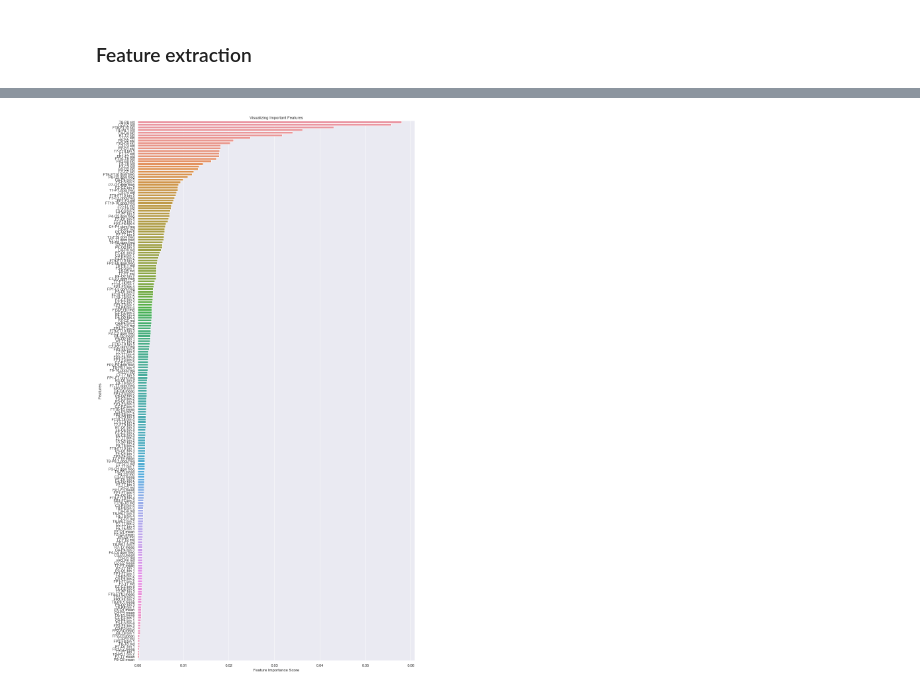
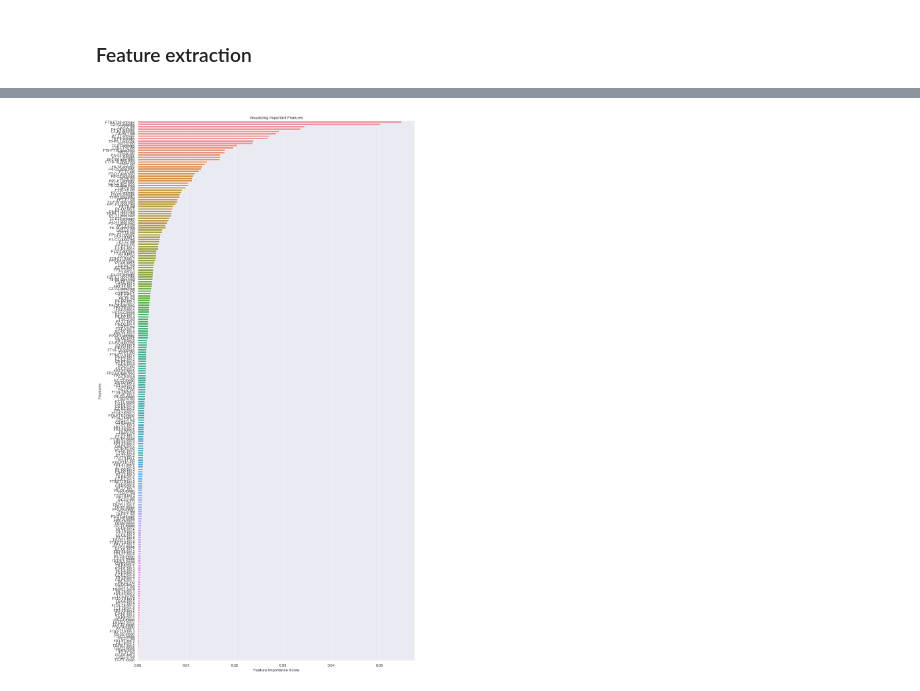
Before and after one commit to Juoksuorava/Biosignal-Analytics-2022, a Jupyter notebook: EEG_seizure_exercise.ipynb, the cells around one changed output, grey strips where cells are left out. Cells and saved outputs as stored; diff of their text form; code cells hidden in the pictures.

Commit message:
Added entropy

```diff
--- a/EEG_seizure_exercise.ipynb
+++ b/EEG_seizure_exercise.ipynb
@@ -91,24 +91,28 @@ ns_filtered = bb_filter_eeg_samples(raw_data_ns, 0.5, 50, 256, 4)
 # %% [markdown]
 ### Feature extraction
 # %%
-# Extract summary statistics (mean, standard deviation, median) from EEG data
+# Extract summary statistics (mean, standard deviation, median) and entropy from EEG data
 def summary_statistics_eeg(data):
-    ns_mean = pd.DataFrame(columns=list(data[0].columns + ' mean'))
-    ns_stds = pd.DataFrame(columns=list(data[0].columns + ' std'))
-    ns_medians = pd.DataFrame(columns=list(data[0].columns + ' md'))
+    means = pd.DataFrame(columns=list(data[0].columns + ' mean'))
+    stds = pd.DataFrame(columns=list(data[0].columns + ' std'))
+    medians = pd.DataFrame(columns=list(data[0].columns + ' md'))
+    entropys = pd.DataFrame(columns=list(data[0].columns + ' entropy'))
     for i in range (0, len(data)):
         temp_df = data[i]
-        means = []
-        stds = []
-        medians = []
+        mean = []
+        std = []
+        median = []
+        entropylist = []
         for j in range(0, len(temp_df.columns)):
-            means.append(temp_df.iloc[:, j].mean())
-            stds.append(temp_df.iloc[:, j].std())
-            medians.append(temp_df.iloc[:, j].median())
-        ns_mean.loc[i] = means
-        ns_stds.loc[i] = stds
-        ns_medians.loc[i] = medians
-    summary_statistics = pd.concat([ns_mean, ns_stds, ns_medians], axis=1)
+            mean.append(temp_df.iloc[:, j].mean())
+            std.append(temp_df.iloc[:, j].std())
+            median.append(temp_df.iloc[:, j].median())
+            entropylist.append(entropy(temp_df.iloc[:, j].value_counts()))
+        means.loc[i] = mean
+        stds.loc[i] = std
+        medians.loc[i] = median
+        entropys.loc[i] = entropylist
+    summary_statistics = pd.concat([means, stds, medians, entropys], axis=1)
     return summary_statistics
 # %%
 # Extract summary statistics using our function from all of the (un)filtered (non)seizure data channels
@@ -409,17 +417,17 @@ Accuracy:  0.954954954954955
 # %%
-feature_imp = pd.Series(filtered_forest.feature_importances_,index=filtered_X_train_z.columns).sort_values(ascending=False)
+feature_imp = pd.Series(unfiltered_forest.feature_importances_,index=unfiltered_X_train_z.columns).sort_values(ascending=False)
 
 %matplotlib inline
 # Creating a bar plot
 sns.set(rc = {'figure.figsize':(15,30)})
 sns.barplot(x=feature_imp, y=feature_imp.index)
 # Add labels to your graph
 plt.xlabel('Feature Importance Score')
 plt.ylabel('Features')
 plt.title("Visualizing Important Features")
 plt.show()
 # %% [output]
-[figure, old version]
+[figure, new version]
 # %%
 ### Support vector machine
 
```
Also changed, not shown: parts of 9 cells of this notebook.
